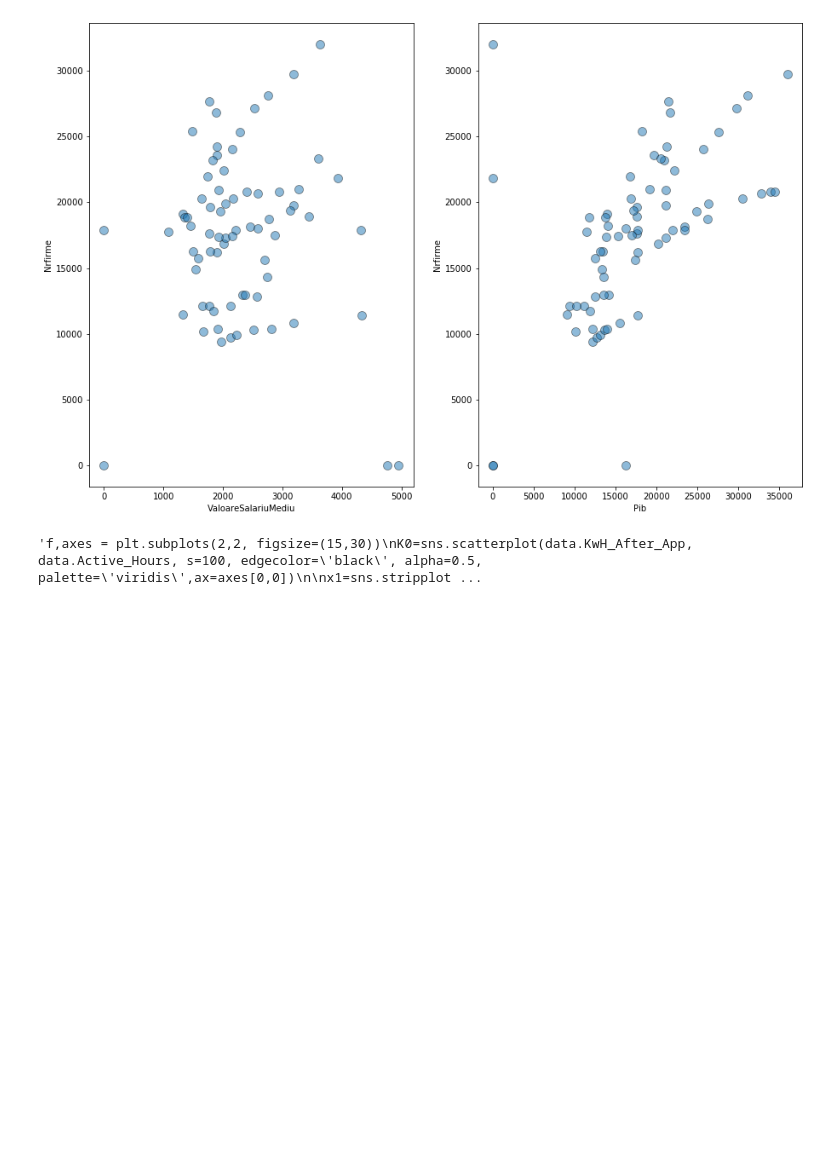
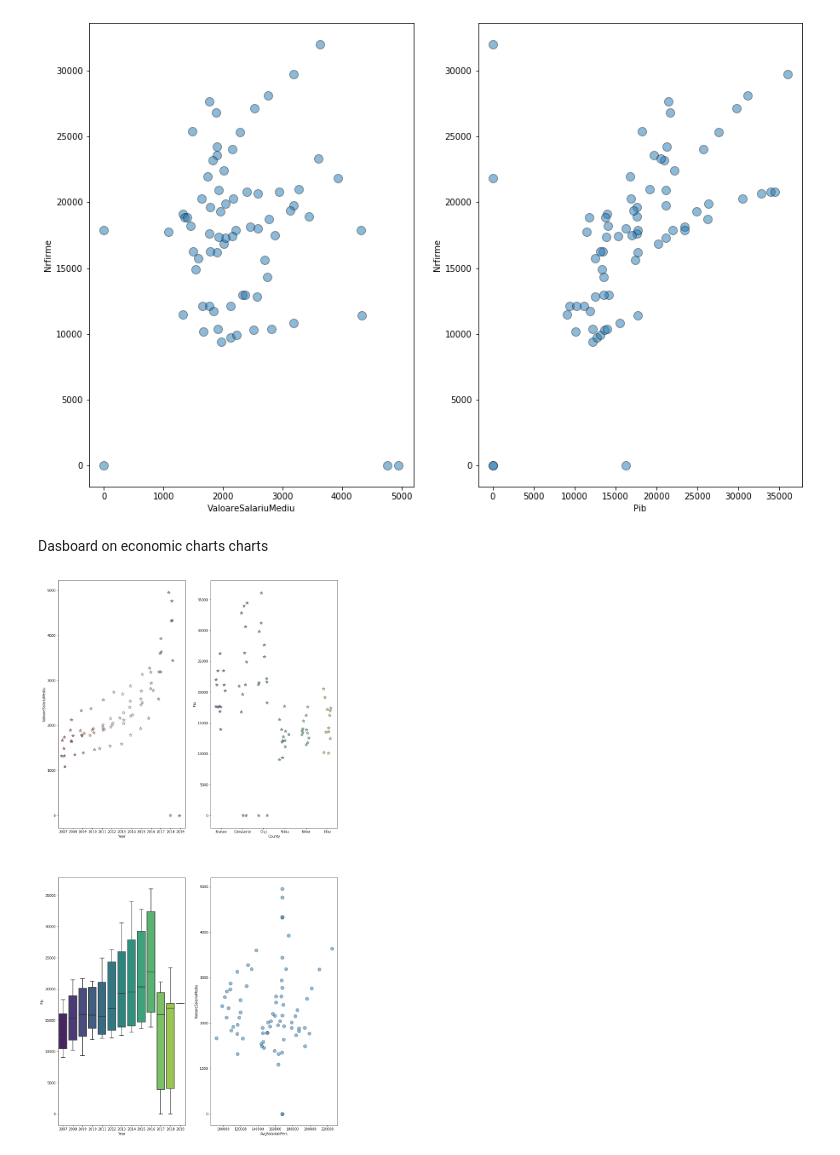
Before and after one commit to simofleanta/Data_coding_preparations, a Jupyter notebook: kas.ipynb, the cells around one changed output. Saved outputs shown, nothing was run; the diff lists cells and outputs as text; code cells hidden in the pictures; blank space fills up the shorter version.

```diff
--- a/kas.ipynb
+++ b/kas.ipynb
@@ -121,19 +121,21 @@ B=sns.scatterplot(kas.Pib, kas.Nrfirme, s=100, edgecolor='black', alpha=0.5,\
 plt.show()
 # %% [output]
 [figure]
+# %% [markdown]
+Dasboard on  economic charts charts
 # %%
-"""f,axes = plt.subplots(2,2, figsize=(15,30))
-K0=sns.scatterplot(data.KwH_After_App, data.Active_Hours, s=100, edgecolor='black', alpha=0.5,\
-     palette='viridis',ax=axes[0,0])
+f,axes = plt.subplots(2,2, figsize=(15,30))
+x0=sns.stripplot(x='Year', y='ValoareSalariuMediu',jitter=0.25, marker='*',alpha=0.6, size=10, linewidth=1, palette="RdBu", data=kas, \
+    ax=axes[0,0])
 
-x1=sns.stripplot(x='Day', y='KwH_After_App',jitter=0.25, marker='*',alpha=0.6, size=10, linewidth=1, palette="viridis", data=data, \
+x1=sns.stripplot(x='County', y='Pib',jitter=0.25, marker='*',alpha=0.6, size=10, linewidth=1, palette="viridis", data=kas, \
     ax=axes[0,1])
 
-x2=sns.boxplot(data.Weather, data.KwH_After_App, palette='viridis',hue_order=[True,False],ax=axes[1,0])
+x2=sns.boxplot(kas.Year, kas.Pib, palette='viridis',hue_order=[True,False],ax=axes[1,0])
 
-x3=sns.scatterplot(data.Temperature_Celsius, data.consumtion_hours_After_app, s=100, edgecolor='black', alpha=0.5,\
+x3=sns.scatterplot(kas.AvgSalariatiPers, kas.ValoareSalariuMediu, s=100, edgecolor='black', alpha=0.5,\
      palette='summer', ax=axes[1,1])
 
-plt.show()"""
+plt.show()
 # %% [output]
-'f,axes = plt.subplots(2,2, figsize=(15,30))\nK0=sns.scatterplot(data.KwH_After_App, data.Active_Hours, s=100, edgecolor=\'black\', alpha=0.5,     palette=\'viridis\',ax=axes[0,0])\n\nx1=sns.stripplot ...
+[figure, added]
```
Also changed, not shown: parts of 1 cell of this notebook.
